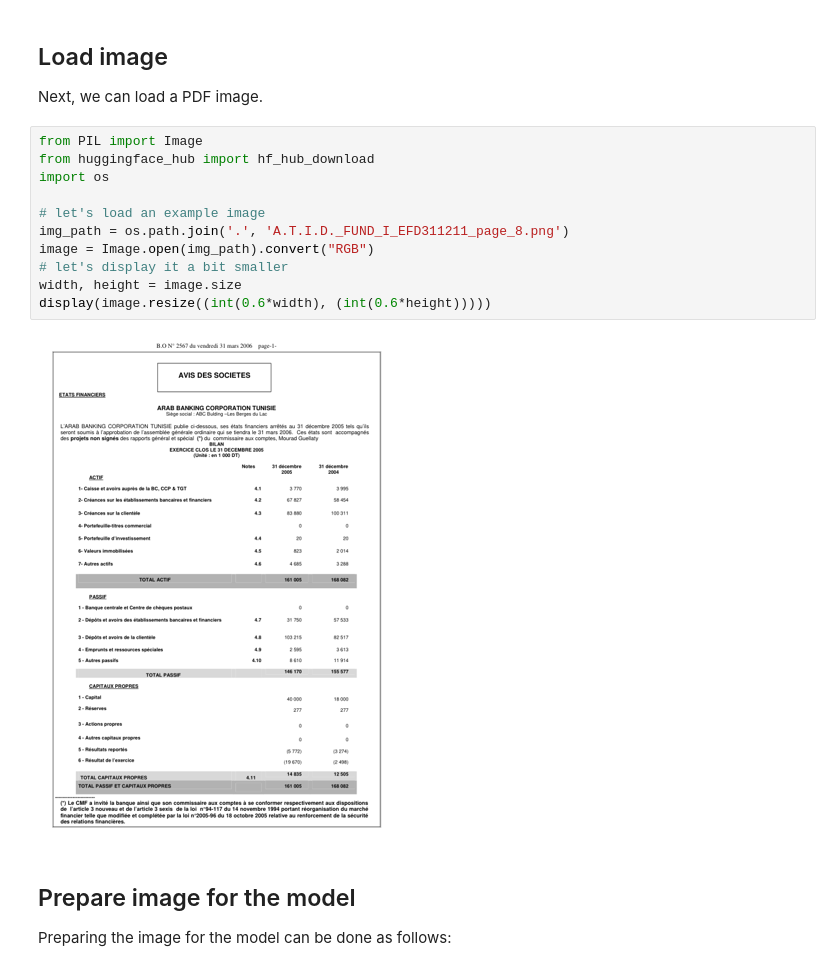
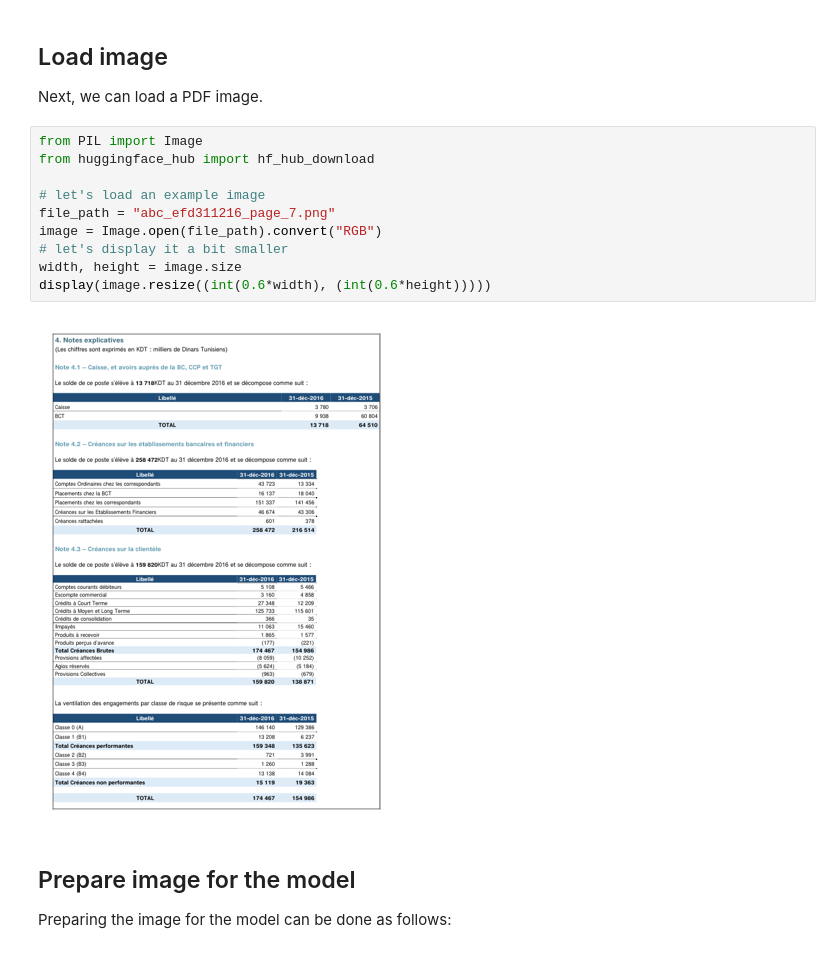
Before and after one commit to bilel910/PI-DataScience-BFI, a Jupyter notebook: Inference_with_Table_Transformer_(TATR)_for_parsing_tables.ipynb, the cells around one changed output. Drawn from its saved outputs; the diff is of its cells as text.

```diff
--- a/Inference_with_Table_Transformer_(TATR)_for_parsing_tables.ipynb
+++ b/Inference_with_Table_Transformer_(TATR)_for_parsing_tables.ipynb
@@ -36,16 +41,15 @@ Next, we can load a PDF image.
 # %%
 from PIL import Image
 from huggingface_hub import hf_hub_download
-import os
 
 # let's load an example image
-img_path = os.path.join('.', 'A.T.I.D._FUND_I_EFD311211_page_8.png')
-image = Image.open(img_path).convert("RGB")
+file_path = "abc_efd311216_page_7.png"
+image = Image.open(file_path).convert("RGB")
 # let's display it a bit smaller
 width, height = image.size
 display(image.resize((int(0.6*width), (int(0.6*height)))))
 # %% [output]
-[figure, old version]
+[figure, new version]
 # %% [markdown]
 ## Prepare image for the model
 
```
Also changed, not shown: parts of 19 cells of this notebook, 17 other files.
